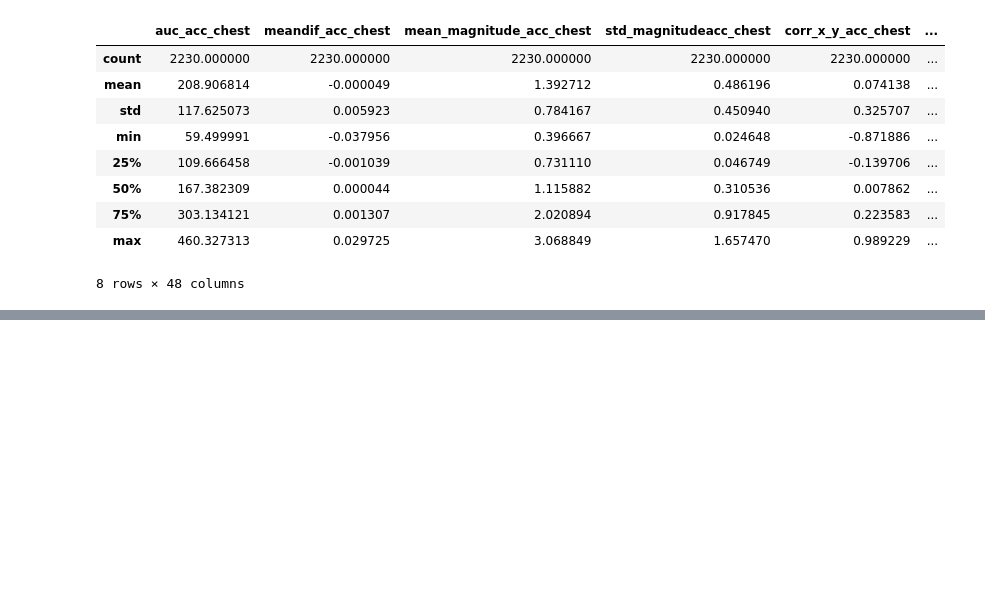
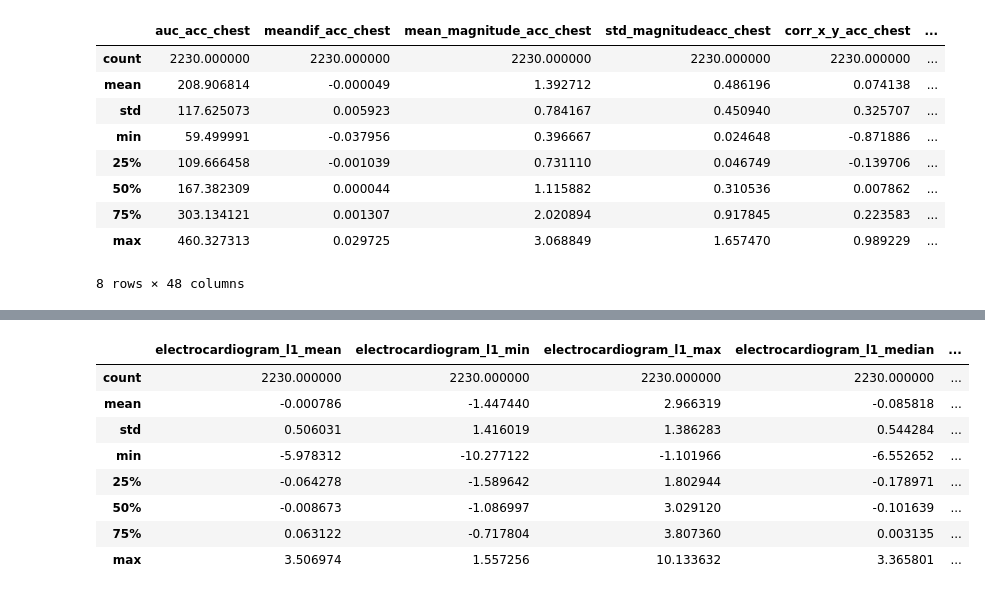
Before and after one commit to CarlosJCD/FDparaelRAHPconPython, a Jupyter notebook: Notebooks/MHEALTH.ipynb, the cells around one changed output, grey strips where cells are left out. Drawn from its saved outputs; the diff is of its cells as text; code cells hidden in the pictures; blank space fills up the shorter version.

```diff
--- a/Notebooks/MHEALTH.ipynb
+++ b/Notebooks/MHEALTH.ipynb
@@ -712,0 +748,37 @@ data_acc.describe(include=["float64"])
+# %%
+rows = []
+for (subject, label), group in data.groupby(['subject', 'label']):
+    num_samples = len(group)
+
+    # Iterar sobre ventanas sin solapamiento
+    for start in range(0, num_samples,window_size):
+
+        end = start + window_size
+        window = group.iloc[start:end]
+
+        # Verificar si la ventana tiene el tamaño correcto
+        if len(window) == window_size:
+
+            row = {'label': label}
+            row['electrocardiogram_l1_mean'] = window['electrocardiogram_l1'].mean()
+            row['electrocardiogram_l1_min'] = window['electrocardiogram_l1'].min()
+            row['electrocardiogram_l1_max'] = window['electrocardiogram_l1'].max()
+            row['electrocardiogram_l1_median'] = window['electrocardiogram_l1'].median()
+            row['electrocardiogram_l1_std'] = window['electrocardiogram_l1'].std()
+            row['electrocardiogram_l1_zero_crossing_rate'] = len(window[window["electrocardiogram_l1"]>0])
+            row['electrocardiogram_l1_mean_crossing_rate']  = len(window[window["electrocardiogram_l1"]>row['electrocardiogram_l1_mean']])
+
+            row['electrocardiogram_l2_mean'] = window['electrocardiogram_l2'].mean()
+            row['electrocardiogram_l2_min'] = window['electrocardiogram_l2'].min()
+            row['electrocardiogram_l2_max'] = window['electrocardiogram_l2'].max()
+            row['electrocardiogram_l2_median'] = window['electrocardiogram_l2'].median()
+            row['electrocardiogram_l2_std'] = window['electrocardiogram_l2'].std()
+            row['electrocardiogram_l2_zero_crossing_rate'] = len(window[window["electrocardiogram_l2"]>0])
+            row['electrocardiogram_l2_mean_crossing_rate']  = len(window[window["electrocardiogram_l2"]>row['electrocardiogram_l2_mean']])
+
+            # Añadir fila a la lista de filas
+            rows.append(row)
+        else:
+            break
+# %%
+data_ecg = pd.DataFrame(rows)
@@ -712,0 +810,12 @@ data_acc.describe(include=["float64"])
+# %%
+data_ecg.describe(include=["float64"])
+# %% [output]
+|  | electrocardiogram_l1_mean | electrocardiogram_l1_min | electrocardiogram_l1_max | electrocardiogram_l1_median | ... |
+| count | 2230.000000 | 2230.000000 | 2230.000000 | 2230.000000 | ... |
+| mean | -0.000786 | -1.447440 | 2.966319 | -0.085818 | ... |
+| std | 0.506031 | 1.416019 | 1.386283 | 0.544284 | ... |
+| min | -5.978312 | -10.277122 | -1.101966 | -6.552652 | ... |
+| 25% | -0.064278 | -1.589642 | 1.802944 | -0.178971 | ... |
+| 50% | -0.008673 | -1.086997 | 3.029120 | -0.101639 | ... |
+| 75% | 0.063122 | -0.717804 | 3.807360 | 0.003135 | ... |
+| max | 3.506974 | 1.557256 | 10.133632 | 3.365801 | ... |
```
Also changed, not shown: parts of 19 cells of this notebook.
